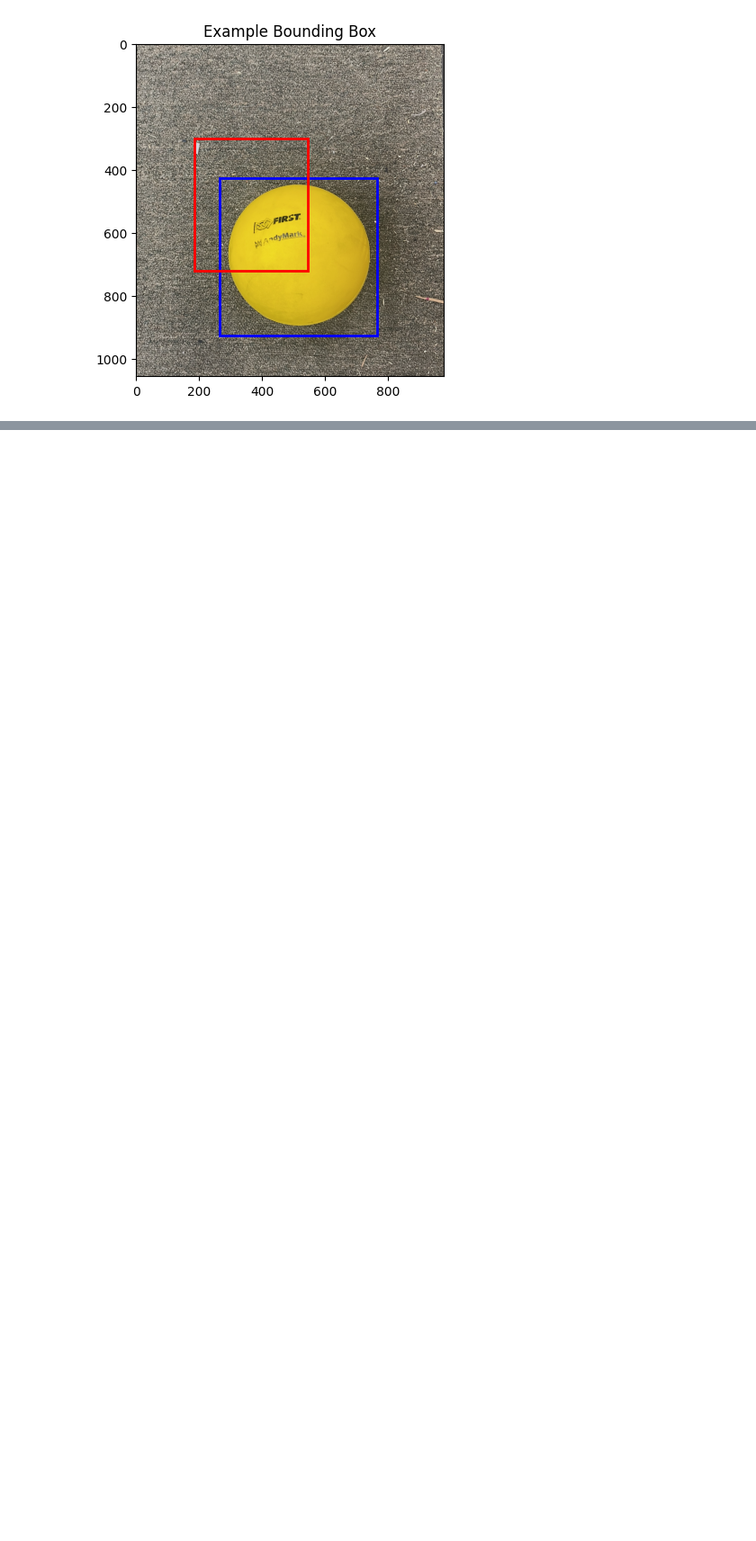
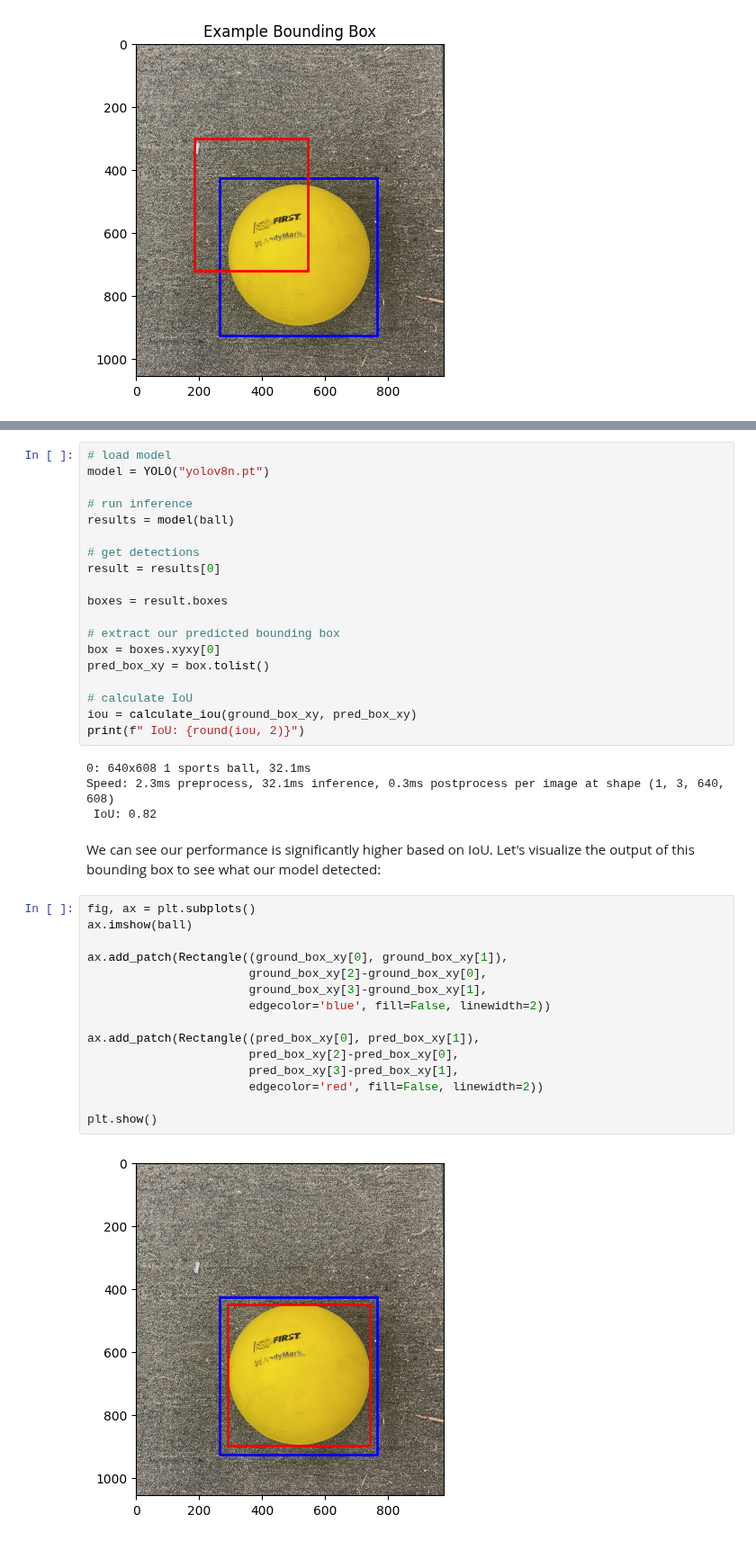
Before and after one commit to nickmelamed/mortorq_instruction, a Jupyter notebook: ml_resources/perception_primer/02-object-detection.ipynb, the cells around one changed output, grey strips where cells are left out. Shown at 90% size. Drawn from its saved outputs; the diff is of its cells as text; blank space fills up the shorter version.

```diff
--- a/ml_resources/perception_primer/02-object-detection.ipynb
+++ b/ml_resources/perception_primer/02-object-detection.ipynb
@@ -149,0 +192,42 @@ Unsurprisingly, our predicted box didn't fair so well!
+# %%
+# load model
+model = YOLO("yolov8n.pt")
+
+# run inference
+results = model(ball)
+
+# get detections
+result = results[0]
+
+boxes = result.boxes
+
+# extract our predicted bounding box
+box = boxes.xyxy[0]
+pred_box_xy = box.tolist()
+
+# calculate IoU
+iou = calculate_iou(ground_box_xy, pred_box_xy)
+print(f" IoU: {round(iou, 2)}")
+# %% [output]
+0: 640x608 1 sports ball, 32.1ms
+Speed: 2.3ms preprocess, 32.1ms inference, 0.3ms postprocess per image at shape (1, 3, 640, 608)
+ IoU: 0.82
+# %% [markdown]
+We can see our performance is significantly higher based on IoU. Let's visualize the output of this bounding box to see what our model detected:
+# %%
+fig, ax = plt.subplots()
+ax.imshow(ball)
+
+ax.add_patch(Rectangle((ground_box_xy[0], ground_box_xy[1]),
+                       ground_box_xy[2]-ground_box_xy[0],
+                       ground_box_xy[3]-ground_box_xy[1],
+                       edgecolor='blue', fill=False, linewidth=2))
+
+ax.add_patch(Rectangle((pred_box_xy[0], pred_box_xy[1]),
+                       pred_box_xy[2]-pred_box_xy[0],
+                       pred_box_xy[3]-pred_box_xy[1],
+                       edgecolor='red', fill=False, linewidth=2))
+
+plt.show()
+# %% [output]
+[figure, added]
```
Also changed, not shown: parts of 9 cells of this notebook, 1 other file.
